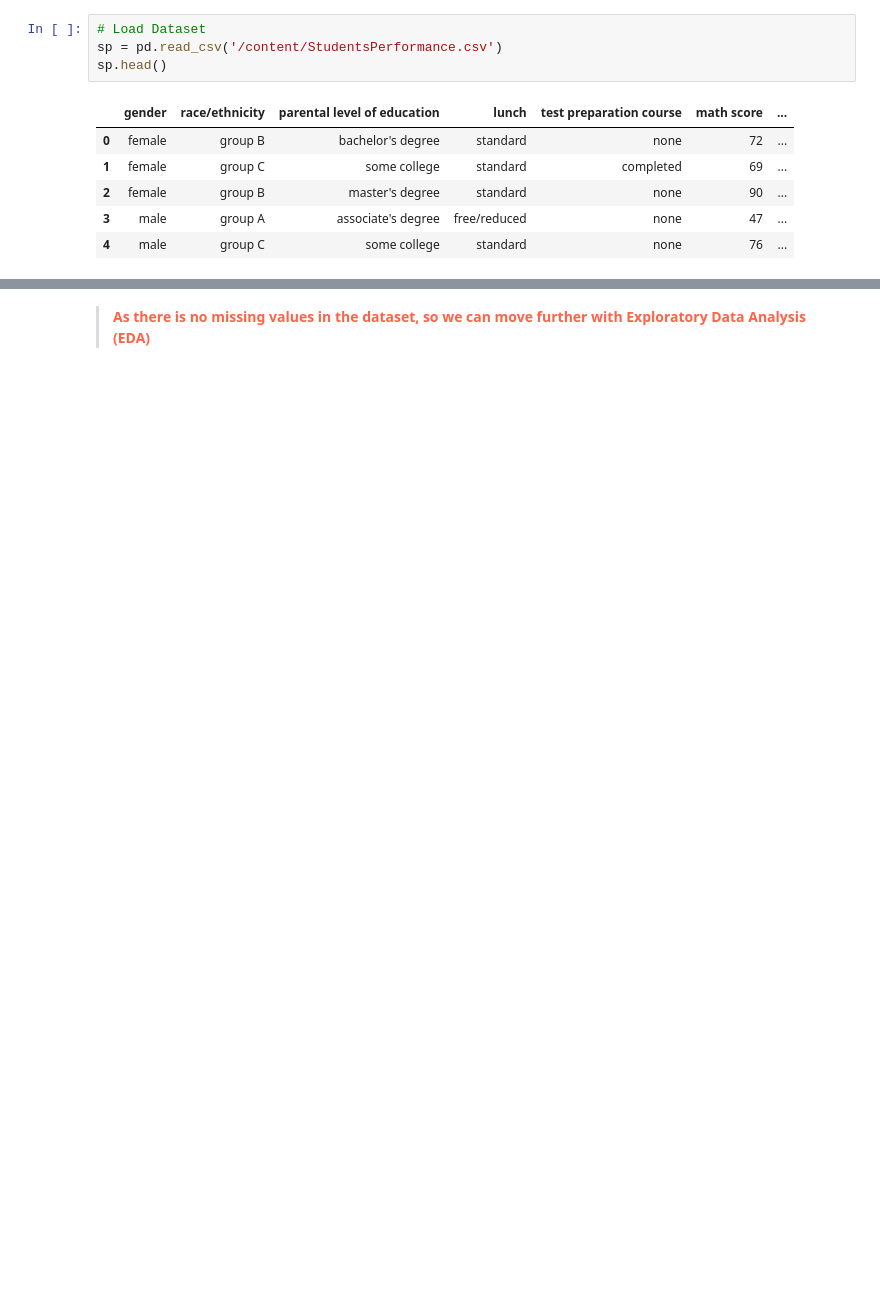
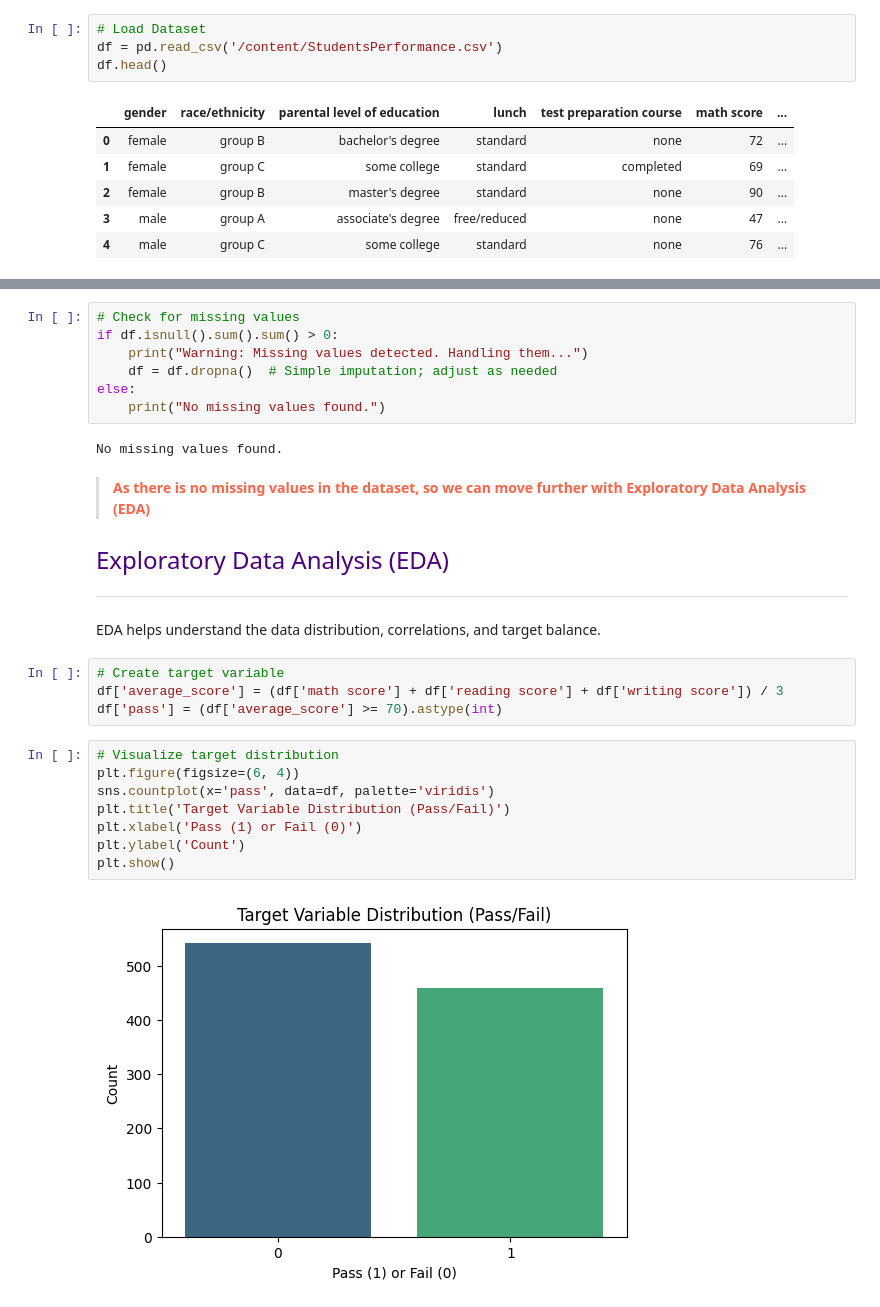
Before and after one commit to Kanakbaghel/Model_Evaluation_and_Tuning, a Jupyter notebook: Project_Notebook.ipynb, the cells around one changed output, grey strips where cells are left out. Saved outputs shown, nothing was run; the diff lists cells and outputs as text; blank space fills up the shorter version.

```diff
--- a/Project_Notebook.ipynb
+++ b/Project_Notebook.ipynb
@@ -18,7 +52,7 @@ import seaborn as sns
 # %%
 # Load Dataset
-sp = pd.read_csv('/content/StudentsPerformance.csv')
-sp.head()
+df = pd.read_csv('/content/StudentsPerformance.csv')
+df.head()
 # %% [output]
 |  | gender | race/ethnicity | parental level of education | lunch | test preparation course | math score | ... |
 | 0 | female | group B | bachelor's degree | standard | none | 72 | ... |
@@ -116,5 +159,34 @@ sp.isna().sum(axis=0)
 | reading score | 0 |
 | writing score | 0 |
 dtype: int64
+# %%
+# Check for missing values
+if df.isnull().sum().sum() > 0:
+    print("Warning: Missing values detected. Handling them...")
+    df = df.dropna()  # Simple imputation; adjust as needed
+else:
+    print("No missing values found.")
+# %% [output]
+No missing values found.
 # %% [markdown]
 > <font color=tomato>**As there is no missing values in the dataset, so we can move further with Exploratory Data Analysis (EDA)**</font>
+# %% [markdown]
+<font size=5 color=indigo >Exploratory Data Analysis (EDA)
+
+-----------------------
+
+EDA helps understand the data distribution, correlations, and target balance.
+# %%
+# Create target variable
+df['average_score'] = (df['math score'] + df['reading score'] + df['writing score']) / 3
+df['pass'] = (df['average_score'] >= 70).astype(int)
+# %%
+# Visualize target distribution
+plt.figure(figsize=(6, 4))
+sns.countplot(x='pass', data=df, palette='viridis')
+plt.title('Target Variable Distribution (Pass/Fail)')
+plt.xlabel('Pass (1) or Fail (0)')
+plt.ylabel('Count')
+plt.show()
+# %% [output]
+[figure, added]
```
Also changed, not shown: parts of 36 cells of this notebook.
